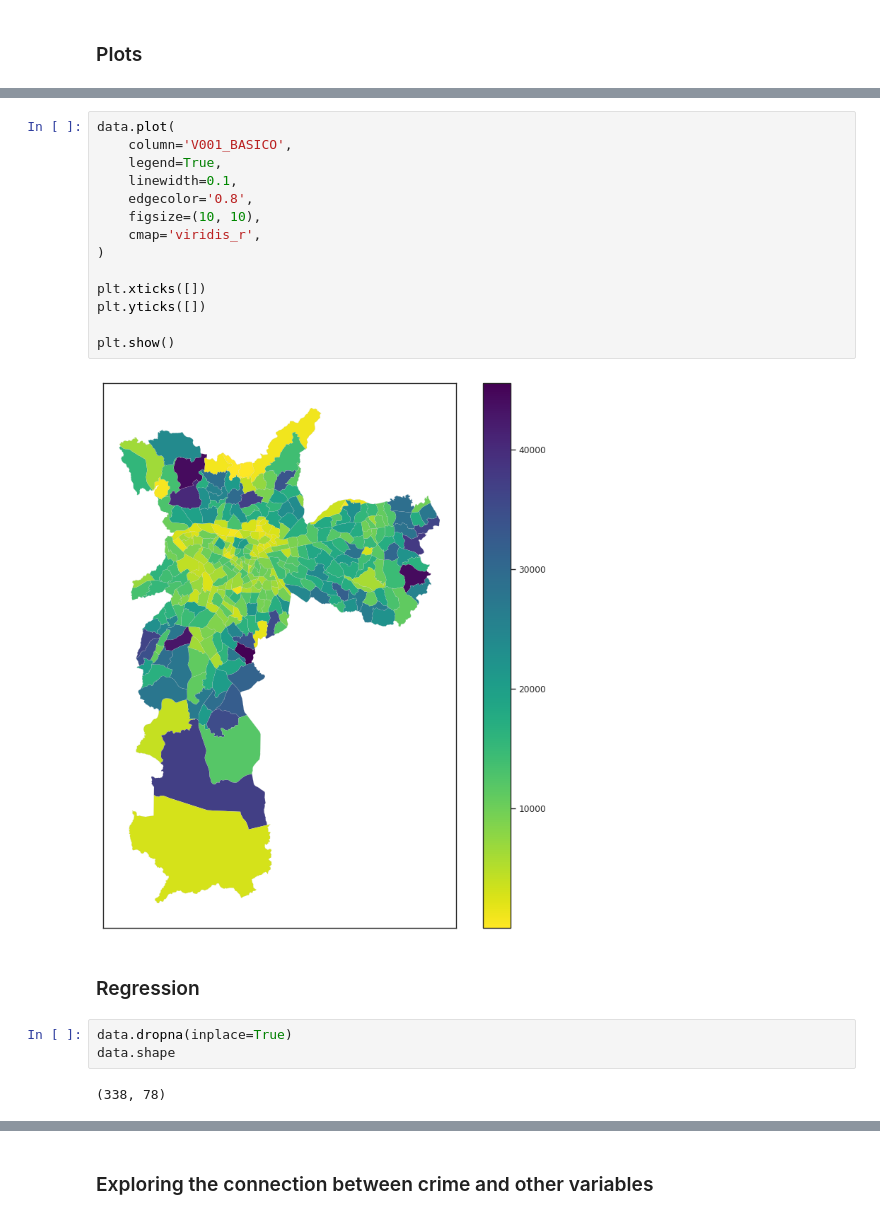
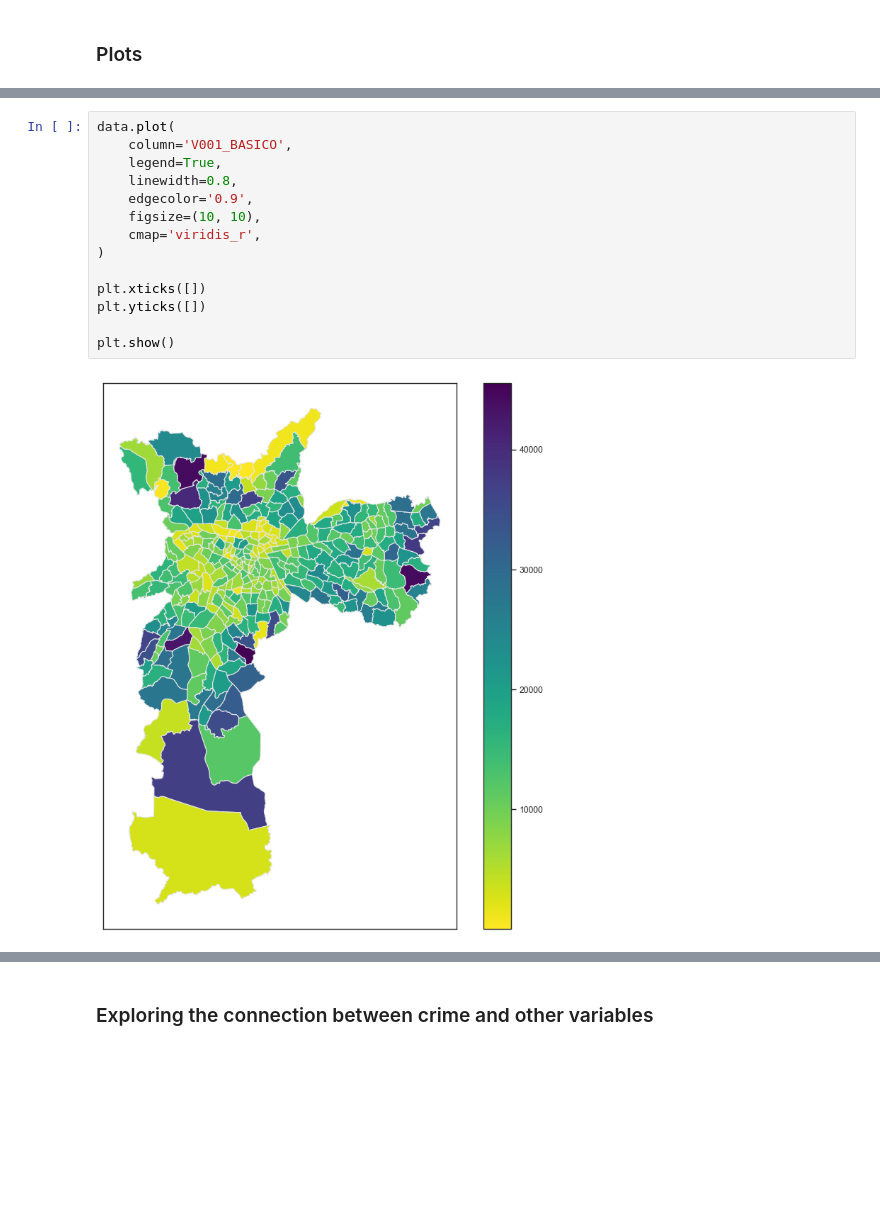
Before and after one commit to ozuromo/crime-analysis, a Jupyter notebook: NOTEBOOKS/analysis_zones.ipynb, the cells around one changed output, grey strips where cells are left out. Saved outputs shown, nothing was run; the diff lists cells and outputs as text; blank space fills up the shorter version.

```diff
--- a/NOTEBOOKS/analysis_zones.ipynb
+++ b/NOTEBOOKS/analysis_zones.ipynb
@@ -56,23 +56,16 @@ plt.show()
 # %%
 data.plot(
     column='V001_BASICO',
     legend=True,
-    linewidth=0.1,
-    edgecolor='0.8',
+    linewidth=0.8,
+    edgecolor='0.9',
     figsize=(10, 10),
     cmap='viridis_r',
 )
 
 plt.xticks([])
 plt.yticks([])
 
 plt.show()
 # %% [output]
-[figure, old version]
+[figure, new version]
-# %% [markdown]
-### Regression
-# %%
-data.dropna(inplace=True)
-data.shape
-# %% [output]
-(338, 78)
```
Also changed, not shown: parts of 20 cells of this notebook, 1 other file.
